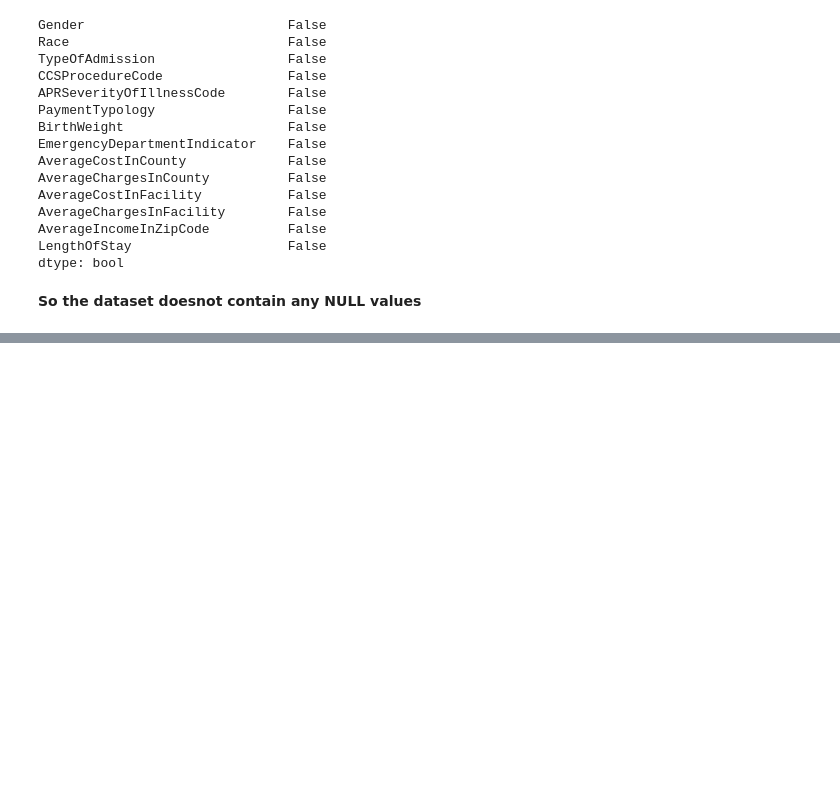
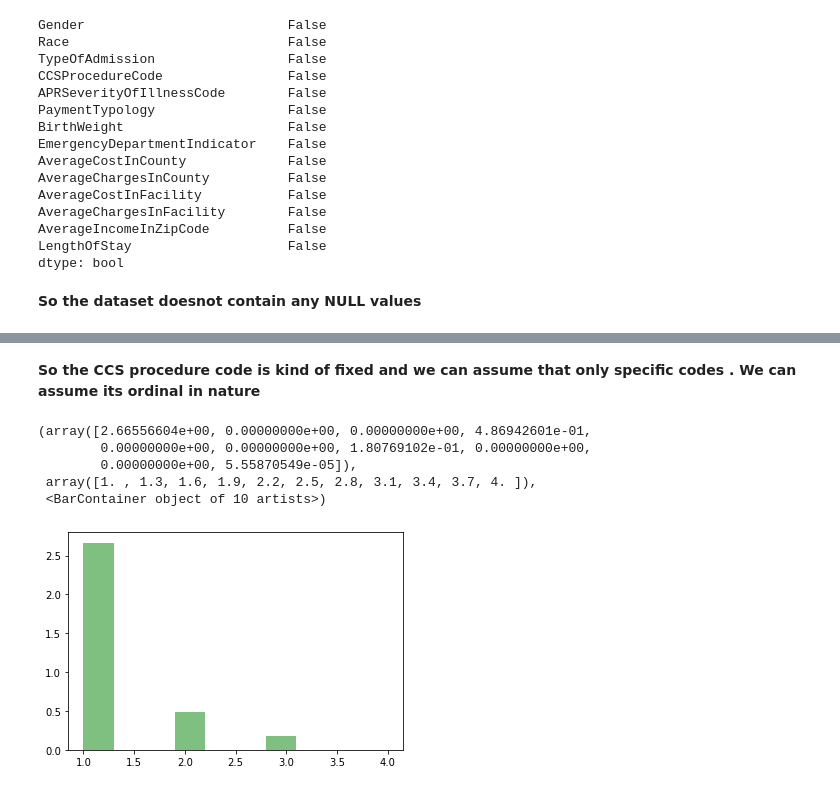
Before and after one commit to s3785704/machine-learning-assign01, a Jupyter notebook: assign1.ipynb, the cells around one changed output, grey strips where cells are left out. Cells and saved outputs as stored; diff of their text form; code cells hidden in the pictures; blank space fills up the shorter version.

```diff
--- a/assign1.ipynb
+++ b/assign1.ipynb
@@ -139,0 +230,11 @@ dtype: bool
+# %% [markdown]
+<b>So the CCS procedure code is kind of fixed and we can assume that only specific codes . We can assume its ordinal in nature
+# %%
+plt.hist(df['APRSeverityOfIllnessCode'],alpha=0.5,color='g',density='True')
+# %% [output]
+(array([2.66556604e+00, 0.00000000e+00, 0.00000000e+00, 4.86942601e-01,
+        0.00000000e+00, 0.00000000e+00, 1.80769102e-01, 0.00000000e+00,
+        0.00000000e+00, 5.55870549e-05]),
+ array([1. , 1.3, 1.6, 1.9, 2.2, 2.5, 2.8, 3.1, 3.4, 3.7, 4. ]),
+ <BarContainer object of 10 artists>)
+[figure, added]
```
Also changed, not shown: parts of 27 cells of this notebook.
